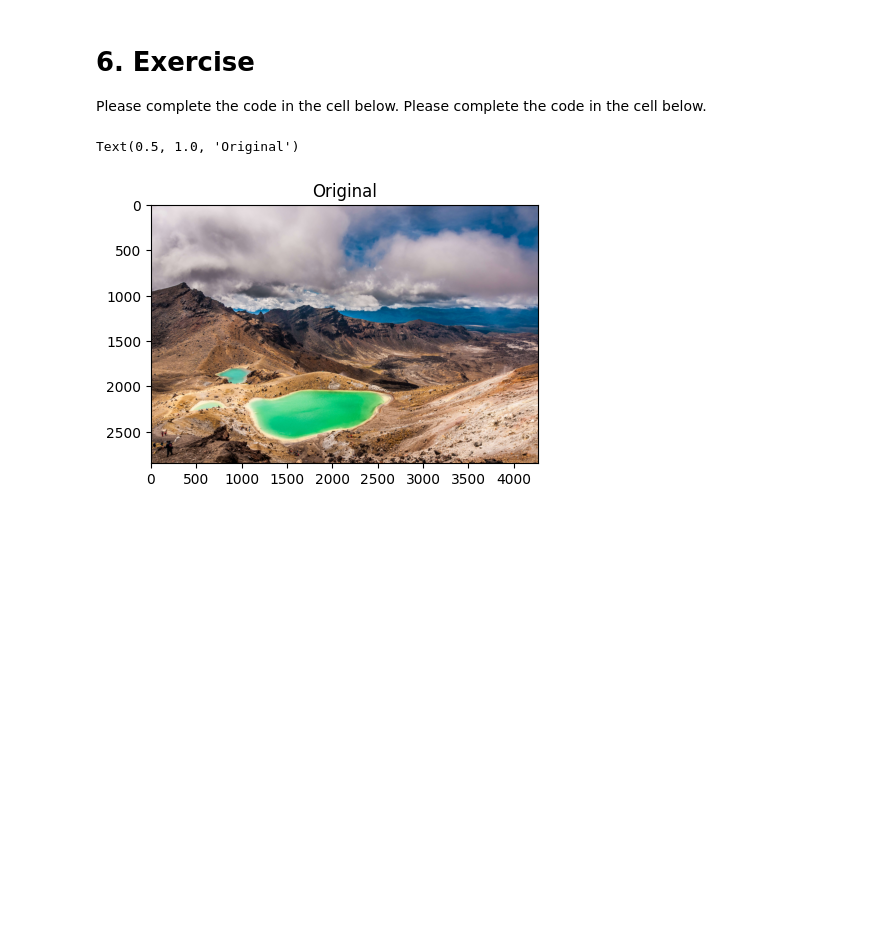
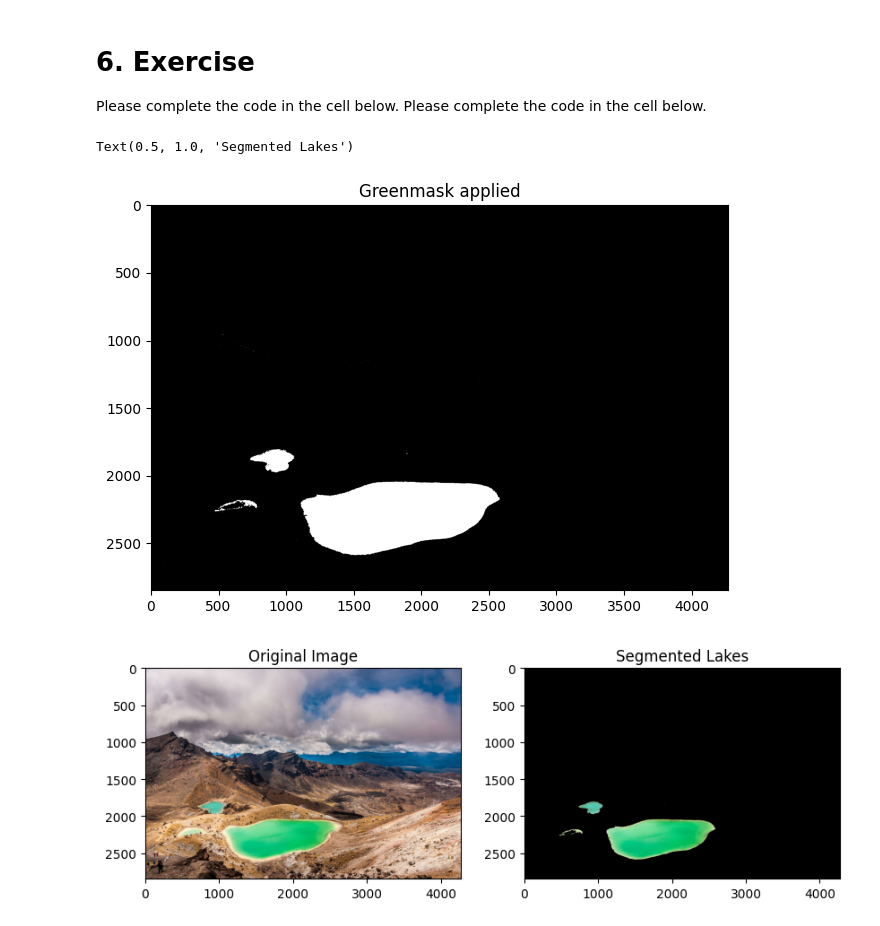
Before and after one commit to DulanMahesh/ComputerVision, a Jupyter notebook: Module_03_02_Color_Segmentation.ipynb, the cells around one changed output. Drawn from its saved outputs; the diff is of its cells as text; code cells hidden in the pictures; blank space fills up the shorter version.

```diff
--- a/Module_03_02_Color_Segmentation.ipynb
+++ b/Module_03_02_Color_Segmentation.ipynb
@@ -123,27 +123,30 @@ Please complete the code in the cell below.
 # %%
 # Readin the color image: 'Emerald_Lakes_New_Zealand.jpg'
 img= cv2.imread('Emerald_Lakes_New_Zealand.jpg',cv2.IMREAD_COLOR)
 
-plt.figure(figsize=(5,5))
-plt.imshow(img[:,:,::-1])
-plt.title('Original')
-
 # Convert to HSV (use: cvtColor())
-# YOUR CODE HERE
+img_hsv =cv2.cvtColor(img,cv2.COLOR_BGR2HSV)
 
 # Specify the lower and upper bound to segment the green lakes in the image.
-# YOUR CODE HERE
+g_lowerbound =np.array([30,50,50],np.uint8)
+g_upperrbound =np.array([90,255,255],np.uint8)
 
 # Create a green mask (use: inRange())
-# YOUR CODE HERE
+green_mask=cv2.inRange(img_hsv,g_lowerbound,g_upperrbound)
+plt.figure(figsize=[10,5])
+plt.imshow(green_mask);plt.title('Greenmask applied')
 
 # Segment the lakes (use bitwise_and())
-# YOUR CODE HERE
+green_segmented_lakes =cv2.bitwise_and(img,img,mask=green_mask)
 
 # Display the original image and the segmented lakes.
+plt.figure(figsize=(10,5))
+plt.subplot(121);plt.imshow(img[:,:,::-1]);plt.title('Original Image')
+plt.subplot(122);plt.imshow(green_segmented_lakes[:,:,::-1]);plt.title('Segmented Lakes')
 # %% [output]
-Text(0.5, 1.0, 'Original')
+Text(0.5, 1.0, 'Segmented Lakes')
-[figure, old version]
+[figure, new version]
+[figure, added]
 # %% [markdown]
 Your results should look similar to this.
 ![c0-m3-Exercise-02](https://opencv.org/wp-content/uploads/2021/08/c0-m3-Exercise-03-02.png)
```
